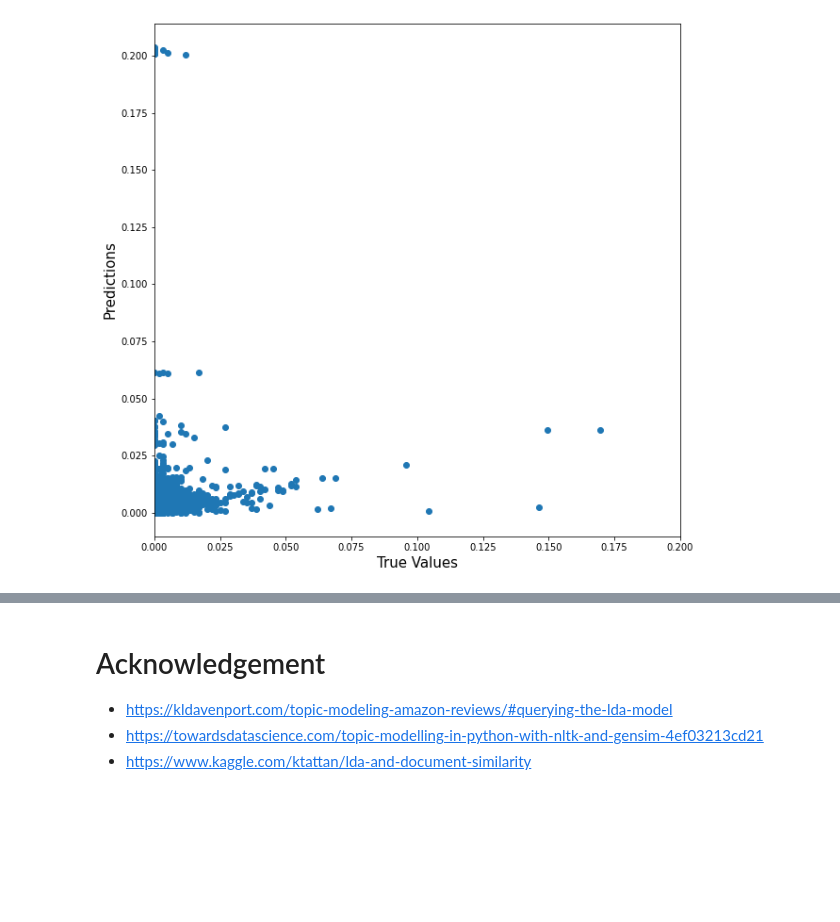
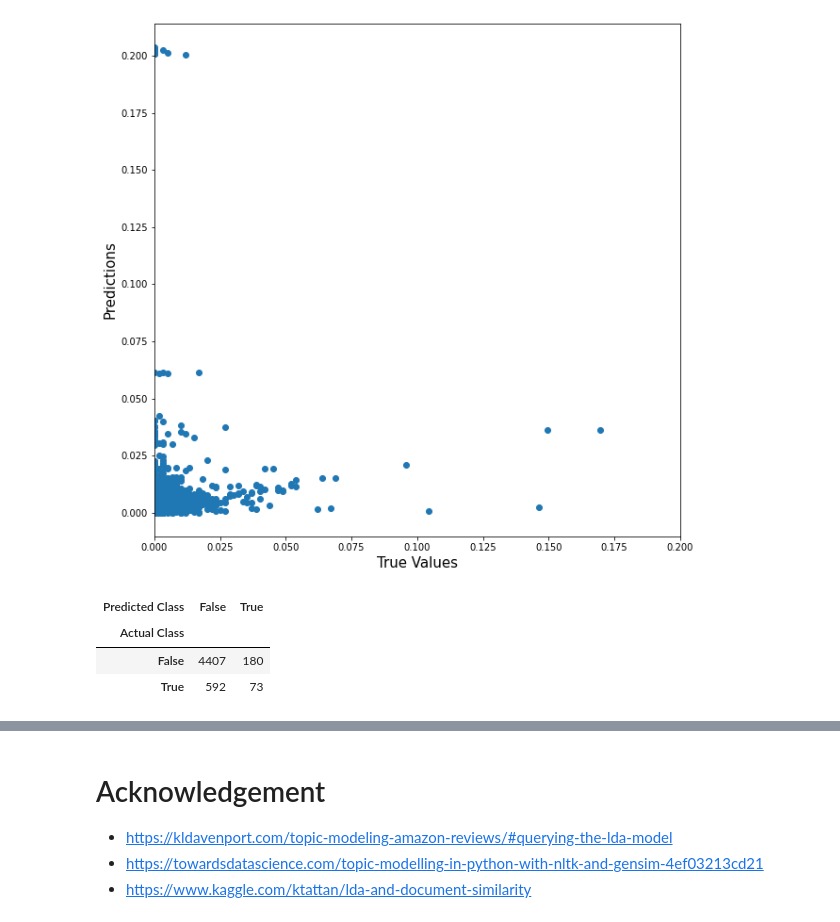
Before and after one commit to huytrinhx/MSBA-21, a Jupyter notebook: Predicting_the_usefulness_of_Amazon_Reviews_Base_Train(LDA+JSD).ipynb, the cells around one changed output, grey strips where cells are left out. Saved outputs shown, nothing was run; the diff lists cells and outputs as text; code cells hidden in the pictures; blank space fills up the shorter version.

```diff
--- a/Predicting_the_usefulness_of_Amazon_Reviews_Base_Train(LDA+JSD).ipynb
+++ b/Predicting_the_usefulness_of_Amazon_Reviews_Base_Train(LDA+JSD).ipynb
@@ -590,5 +567,9 @@ final_data.head(5)
 # %% [markdown]
 # Visualize the results
+# %%
+#load saved prediction data. Uncomment if needed
+predicted_data = 'US_Tennis_Racquet_Reviews_Predictions.csv'
+final_data = pd.read_csv(home_dir+predicted_data)
 # %%
 true_vals = final_data['helpful_votes_scaled']
 predicted_vals = final_data['predict_score']
@@ -608,3 +589,13 @@ plt.xlim(0,0.2)
 plt.show()
 # %% [output]
 [figure]
+# %%
+CUT_OFF_VALUE = 0.01
+final_data['predicted_class'] = np.where(final_data['predict_score'] >= CUT_OFF_VALUE,True,False)
+pd.crosstab(final_data['helpful'],final_data['predicted_class'],
+            margins_name="Total",rownames=['Actual Class'], colnames=['Predicted Class'],normalize=False)
+# %% [output]
+| Predicted Class | False | True |
+| Actual Class |  |  |
+| False | 4407 | 180 |
+| True | 592 | 73 |
```
Also changed, not shown: parts of 7 cells of this notebook.
